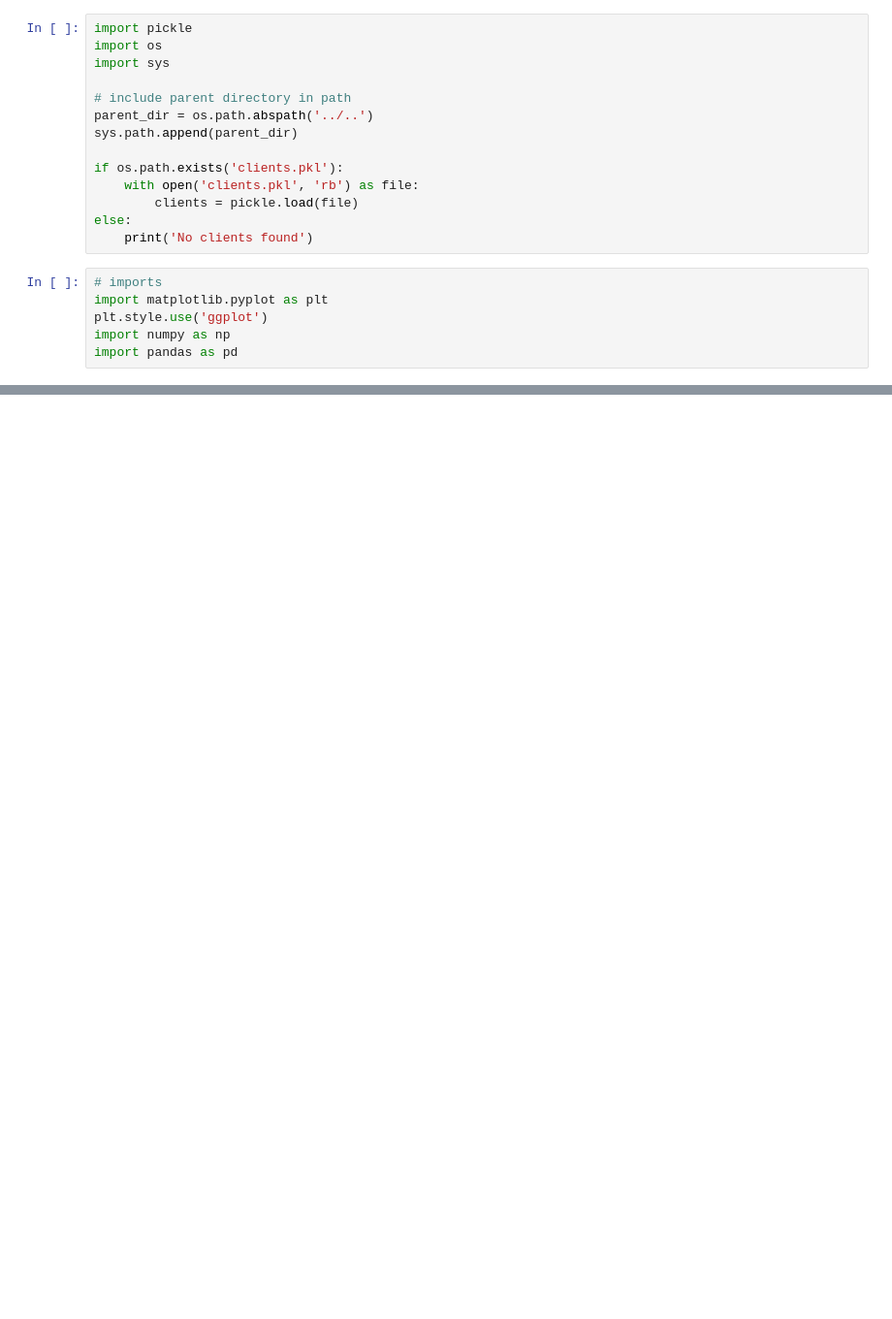
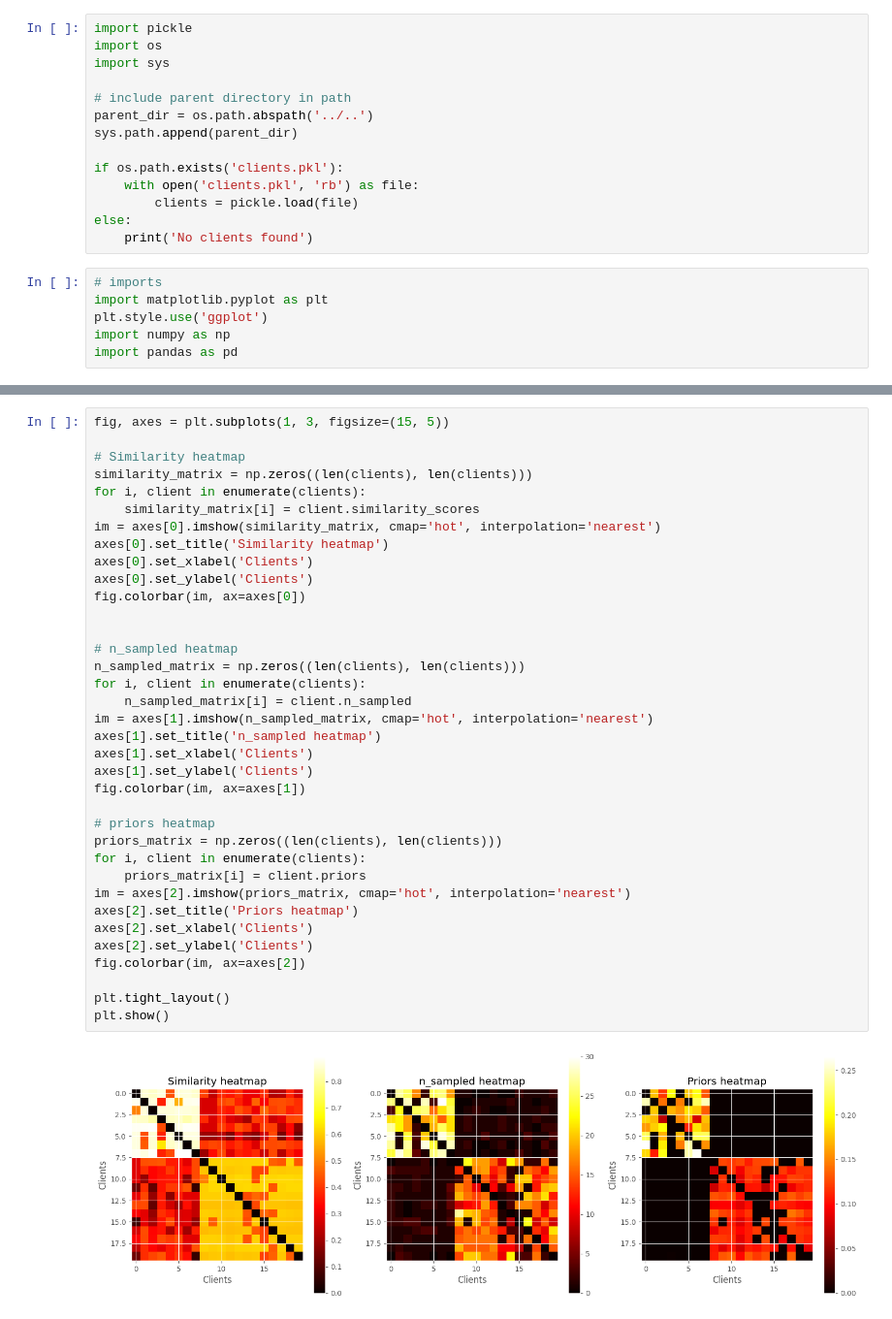
Before and after one commit to tomhagander/decentralized_deep_learning, a Jupyter notebook: analyze_data.ipynb, the cells around one changed output, grey strips where cells are left out. Shown at 97% size. Drawn from its saved outputs; the diff is of its cells as text; blank space fills up the shorter version.

```diff
--- a/analyze_data.ipynb
+++ b/analyze_data.ipynb
@@ -50,0 +54,38 @@ plt.show()
+# %%
+fig, axes = plt.subplots(1, 3, figsize=(15, 5))
+
+# Similarity heatmap
+similarity_matrix = np.zeros((len(clients), len(clients)))
+for i, client in enumerate(clients):
+    similarity_matrix[i] = client.similarity_scores
+im = axes[0].imshow(similarity_matrix, cmap='hot', interpolation='nearest')
+axes[0].set_title('Similarity heatmap')
+axes[0].set_xlabel('Clients')
+axes[0].set_ylabel('Clients')
+fig.colorbar(im, ax=axes[0])
+
+
+# n_sampled heatmap
+n_sampled_matrix = np.zeros((len(clients), len(clients)))
+for i, client in enumerate(clients):
+    n_sampled_matrix[i] = client.n_sampled
+im = axes[1].imshow(n_sampled_matrix, cmap='hot', interpolation='nearest')
+axes[1].set_title('n_sampled heatmap')
+axes[1].set_xlabel('Clients')
+axes[1].set_ylabel('Clients')
+fig.colorbar(im, ax=axes[1])
+
+# priors heatmap
+priors_matrix = np.zeros((len(clients), len(clients)))
+for i, client in enumerate(clients):
+    priors_matrix[i] = client.priors
+im = axes[2].imshow(priors_matrix, cmap='hot', interpolation='nearest')
+axes[2].set_title('Priors heatmap')
+axes[2].set_xlabel('Clients')
+axes[2].set_ylabel('Clients')
+fig.colorbar(im, ax=axes[2])
+
+plt.tight_layout()
+plt.show()
+# %% [output]
+[figure, added]
```
Also changed, not shown: parts of 4 cells of this notebook, 7 other files.
